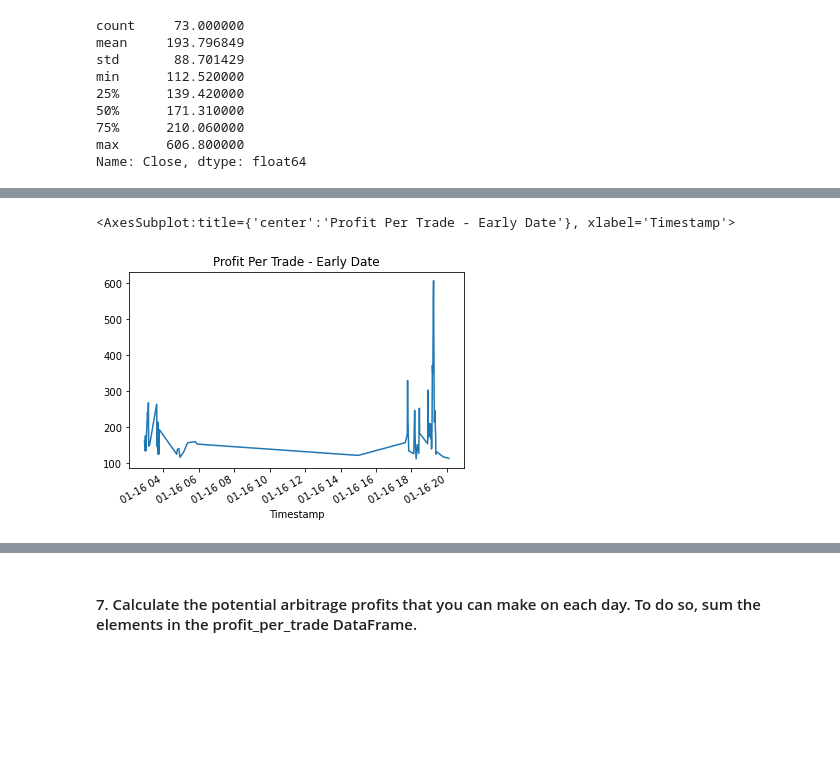
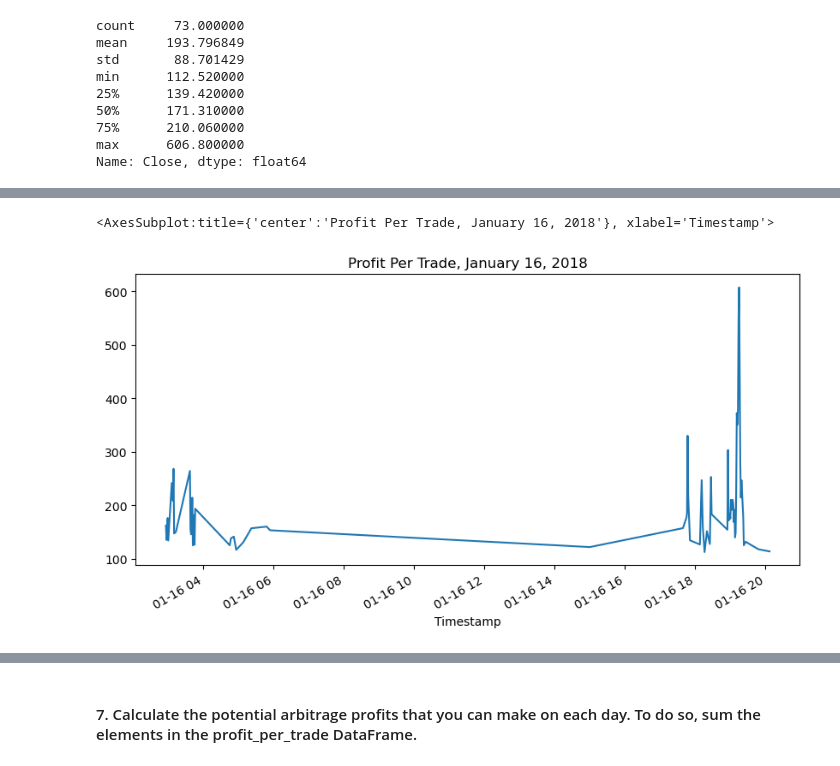
Before and after one commit to rachelannhodson/Crypto_Arbitrage, a Jupyter notebook: Module_3_Challnege/crypto_arbitrage.ipynb, the cells around one changed output, grey strips where cells are left out. Saved outputs shown, nothing was run; the diff lists cells and outputs as text; code cells hidden in the pictures; blank space fills up the shorter version.

Commit message:
<final version of crypto_arbitrage.ipynb file, draft of README.md file>

```diff
--- a/Module_3_Challnege/crypto_arbitrage.ipynb
+++ b/Module_3_Challnege/crypto_arbitrage.ipynb
@@ -449,10 +449,10 @@ Calculate the potential profits for each date that you selected in the previous
 # %%
 # For the date early in the dataset, measure the arbitrage spread between the two exchanges
 # by subtracting the lower-priced exchange from the higher-priced one
-arbitrage_spread_early = # YOUR CODE HERE
+arbitrage_spread_early = (coinbase.loc["2018-01-16","Close"]) - (bitstamp.loc["2018-01-16","Close"])
 
 # Use a conditional statement to generate the summary statistics for each arbitrage_spread DataFrame
-# YOUR CODE HERE
+arbitrage_spread_early[arbitrage_spread_early>0].describe()
 # %% [output]
 count    960.000000
 mean      53.405344
@@ -468,8 +502,8 @@ Name: Close, dtype: float64
 # %%
 # For the date early in the dataset, calculate the spread returns by dividing the instances when the arbitrage spread is positive (> 0)
 # by the price of Bitcoin from the exchange you are buying on (the lower-priced exchange).
-spread_return_early= # YOUR CODE HERE
+spread_return_early = arbitrage_spread_early[arbitrage_spread_early >0] / bitstamp.loc["2018-01-16","Close"]
 
 # Review the spread return DataFrame
-# YOUR CODE HERE
+spread_return_early.describe()
 # %% [output]
@@ -485,10 +555,10 @@ Name: Close, dtype: float64
 # %%
 # For the date early in the dataset, determine the number of times your trades with positive returns
 # exceed the 1% minimum threshold (.01) that you need to cover your costs
-profitable_trades_early = # YOUR CODE HERE
+profitable_trades_early = spread_return_early[spread_return_early > 0.01]
 
 # Review the first five profitable trades
-# YOUR CODE HERE
+profitable_trades_early.head()
 # %% [output]
 Timestamp
 2018-01-16 02:56:00    0.012962
@@ -518,13 +634,13 @@ Name: Close, dtype: float64
 # %%
 # For the date early in the dataset, calculate the potential profit per trade in dollars
 # Multiply the profitable trades by the cost of the Bitcoin that was purchased
-profit_early = # YOUR CODE HERE
+profit_early = profitable_trades_early * bitstamp.loc["2018-01-16","Close"]
 
 # Drop any missing values from the profit DataFrame
-profit_per_trade_early = # YOUR CODE HERE
+profit_per_trade_early = profit_early.dropna()
 
 # View the early profit DataFrame
-# YOUR CODE HERE
+profit_per_trade_early
 # %% [output]
 Timestamp
 2018-01-16 02:56:00    162.01
@@ -557,6 +723,6 @@ Name: Close, dtype: float64
 # %%
 # Plot the results for the early profit per trade DataFrame
-# YOUR CODE HERE
+profit_per_trade_early.plot(figsize=(10, 5), title="Profit Per Trade, January 16, 2018")
 # %% [output]
-<AxesSubplot:title={'center':'Profit Per Trade - Early Date'}, xlabel='Timestamp'>
+<AxesSubplot:title={'center':'Profit Per Trade, January 16, 2018'}, xlabel='Timestamp'>
-[figure, old version]
+[figure, new version]
```
Also changed, not shown: parts of 29 cells of this notebook, 1 other file.
